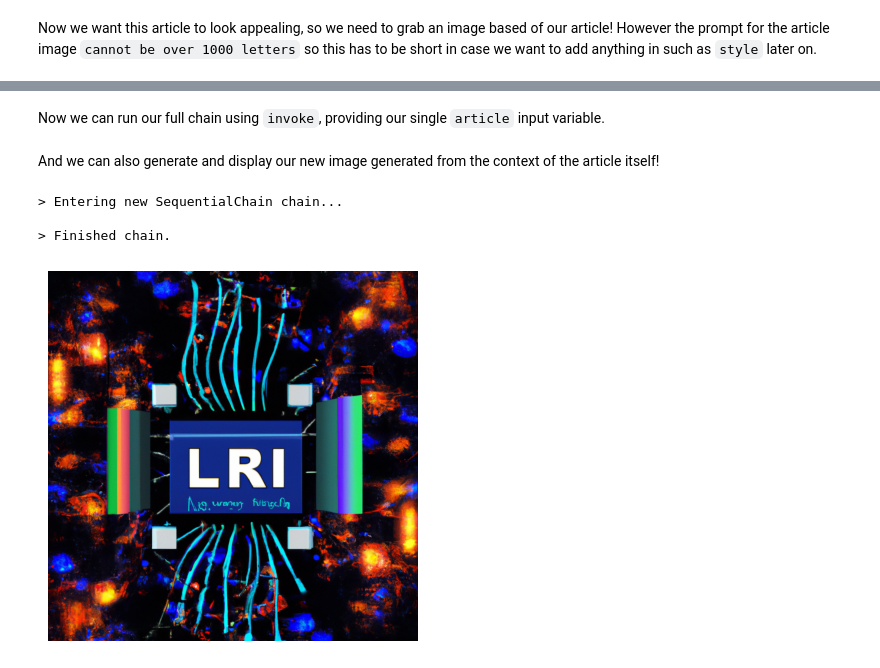
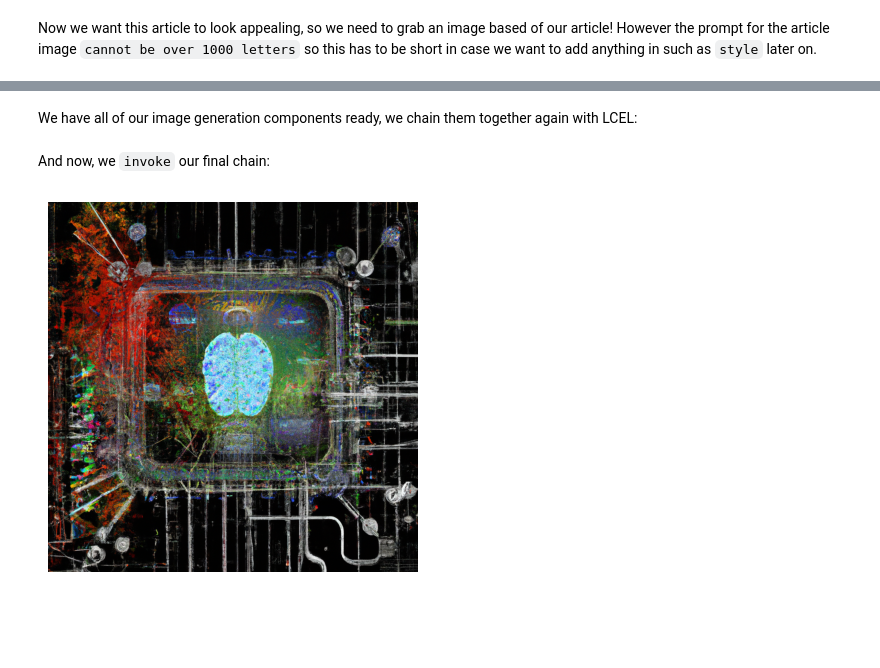
Before and after one commit to yixianOu/langchain-course, a Jupyter notebook: notebooks/openai/01-intro-openai.ipynb, the cells around one changed output, grey strips where cells are left out. Cells and saved outputs as stored; diff of their text form; code cells hidden in the pictures; blank space fills up the shorter version.

```diff
--- a/notebooks/openai/01-intro-openai.ipynb
+++ b/notebooks/openai/01-intro-openai.ipynb
@@ -324,13 +344,14 @@ chain_four = LLMChain(
 # %% [markdown]
 Now we want this article to look appealing, so we need to grab an image based of our article! However the prompt for the article image `cannot be over 1000 letters` so this has to be short in case we want to add anything in such as `style` later on.
 # %%
-from langchain.chains import LLMChain
 from langchain_community.utilities.dalle_image_generator import DallEAPIWrapper
 from langchain_core.prompts import PromptTemplate
 
 image_prompt = PromptTemplate(
     input_variables=["article"],
-    template="Generate a prompt with less then 500 letters to generate an image based on the following article: {article}",
+    template=(
+        "Generate a prompt with less then 500 characters to generate an image "
+        "based on the following article: {article}"
+    )
 )
-chain_five = LLMChain(llm=llm, prompt=image_prompt, output_key="article_image")
 # %% [markdown]
@@ -338,6 +359,7 @@ Here is a function that we will use to generate the article image once we have t
 # %%
 from skimage import io
 import matplotlib.pyplot as plt
+from langchain_core.runnables import RunnableLambda
 
 def generate_and_display_image(image_prompt):
     image_url = DallEAPIWrapper().run(image_prompt)
@@ -347,3 +369,6 @@ def generate_and_display_image(image_prompt):
     plt.imshow(image_data)
     plt.axis('off')
     plt.show()
+
+# we wrap this in a RunnableLambda for use with LCEL
+image_gen_runnable = RunnableLambda(generate_and_display_image)
@@ -361,12 +375,17 @@ article_chain = SequentialChain(
-# %% [markdown]
-Now we can run our full chain using `invoke`, providing our single `article` input variable.
-# %% [markdown]
-And we can also generate and display our new image generated from the context of the article itself!
+# %% [markdown]
+We have all of our image generation components ready, we chain them together again with LCEL:
+# %%
+# chain 4: inputs: article, article_para / outputs: new_suggestion_article
+chain_four = (
+    {"article": lambda x: x["article"]}
+    | image_prompt
+    | llm
+    | (lambda x: x.content)
+    | image_gen_runnable
+)
+# %% [markdown]
+And now, we `invoke` our final chain:
 # %%
-result = article_chain.invoke({"article": article})
-generate_and_display_image(result['article_image'])
+chain_four.invoke({"article": article})
 # %% [output]
-> Entering new SequentialChain chain...
-
-> Finished chain.
-[figure, old version]
+[figure, new version]
```
Also changed, not shown: parts of 34 cells of this notebook.
